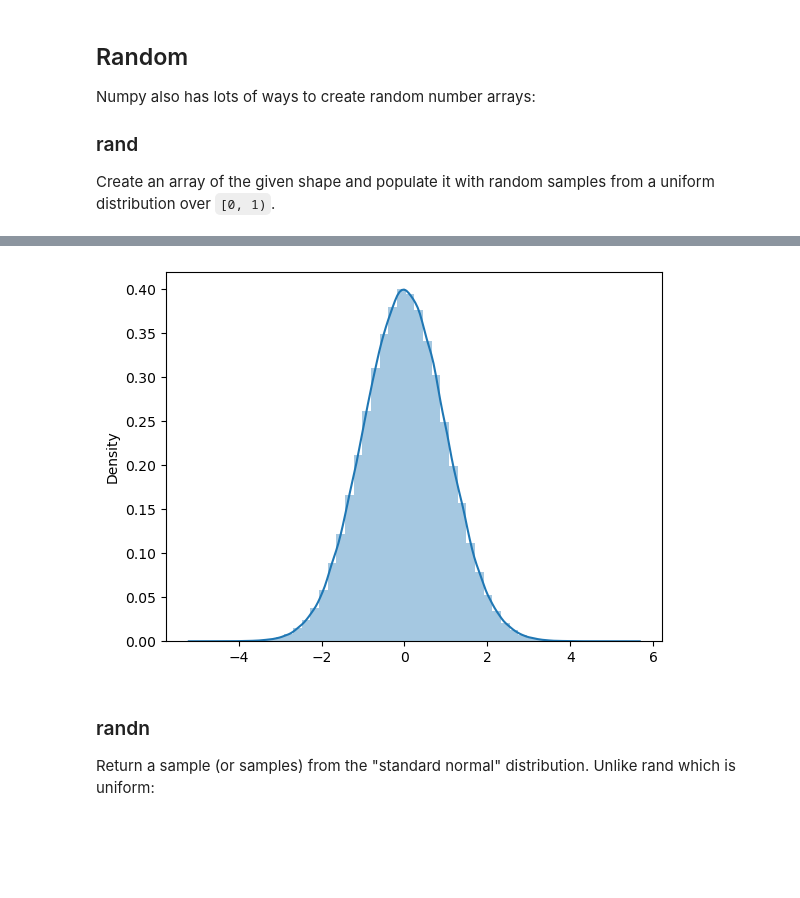
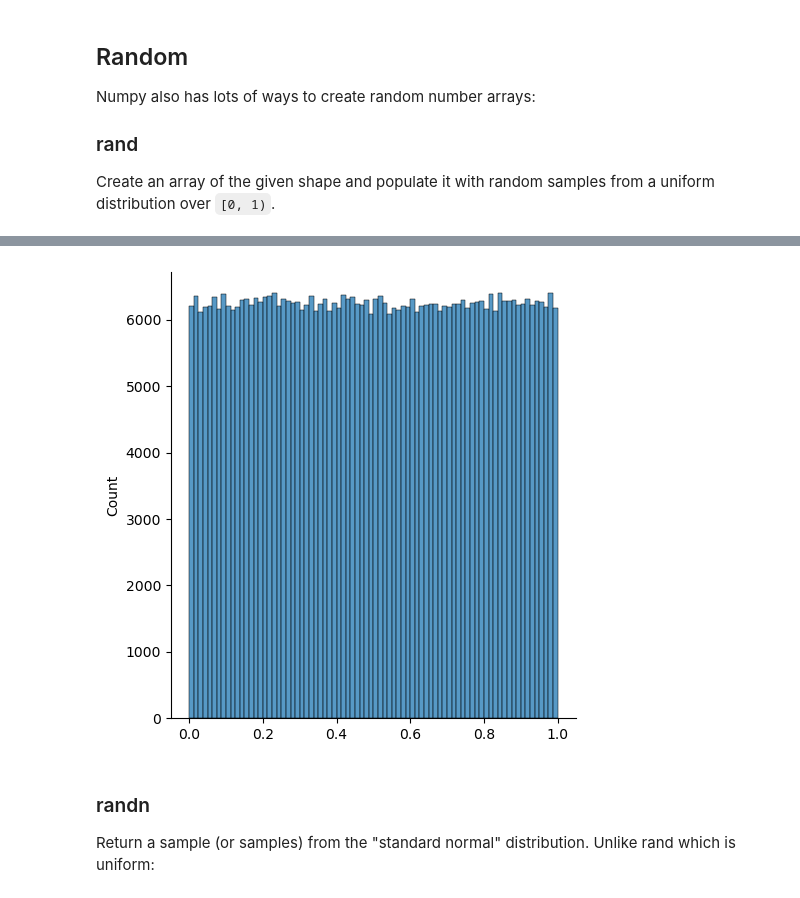
Before and after one commit to iamtushara/Python-Learning-Reference, a Jupyter notebook: notebooks/02-numpy/01-numpy-arrays.ipynb, the cells around one changed output, grey strips where cells are left out. Drawn from its saved outputs; the diff is of its cells as text; code cells hidden in the pictures; blank space fills up the shorter version.

```diff
--- a/notebooks/02-numpy/01-numpy-arrays.ipynb
+++ b/notebooks/02-numpy/01-numpy-arrays.ipynb
@@ -219,12 +194,11 @@ array([[ 0.66660768,  0.87589888,  0.12421056,  0.65074126,  0.60260888],
 import matplotlib.pyplot as plt
 import seaborn as sns
 # %%
-randu = np.random.randn(500000)
+randu = np.random.rand(500000)
+sns.displot(randu)
+plt.show()
+# %% [output]
+[figure, added]
-# %%
-sns.distplot(randu)
-plt.show()
-# %% [output]
-[figure, removed]
 # %% [markdown]
 ### randn
 
```
Also changed, not shown: parts of 32 cells of this notebook, 2 other files.
